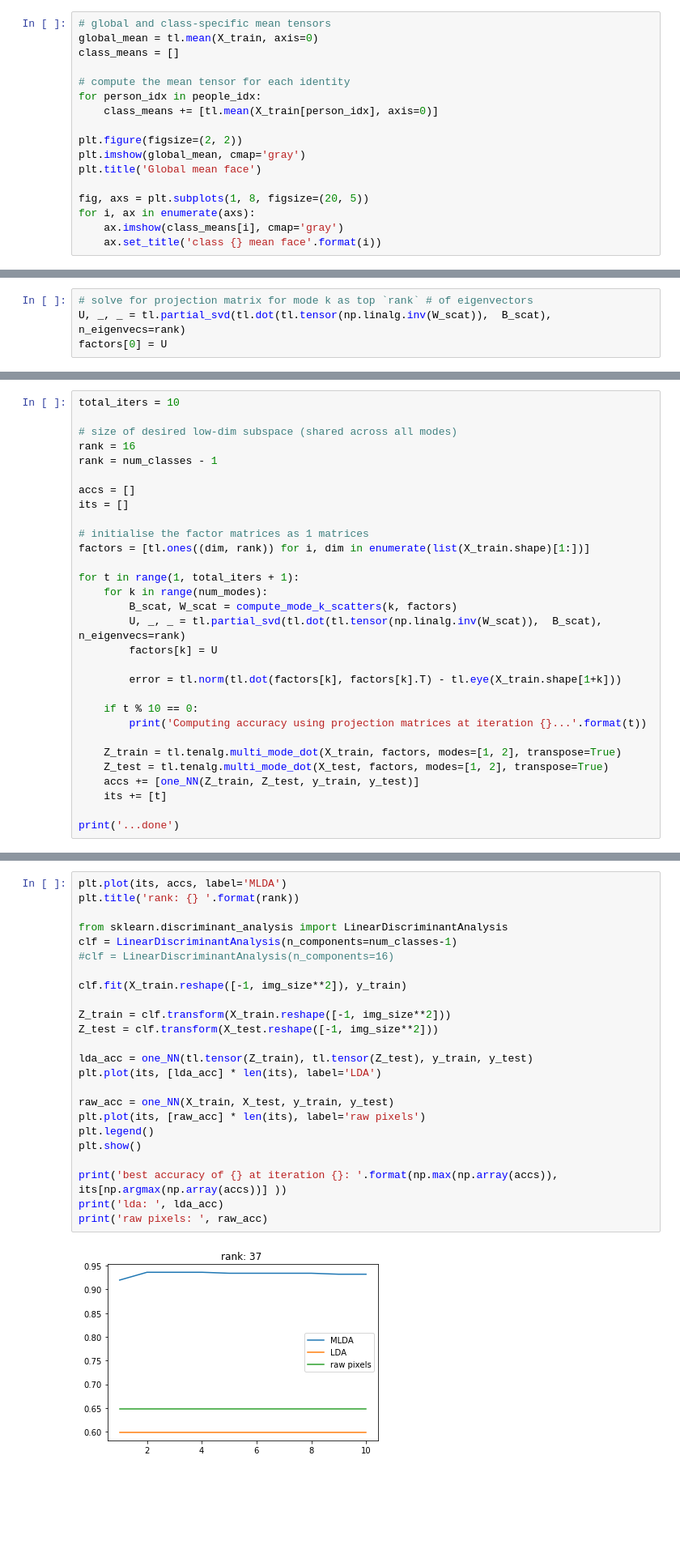
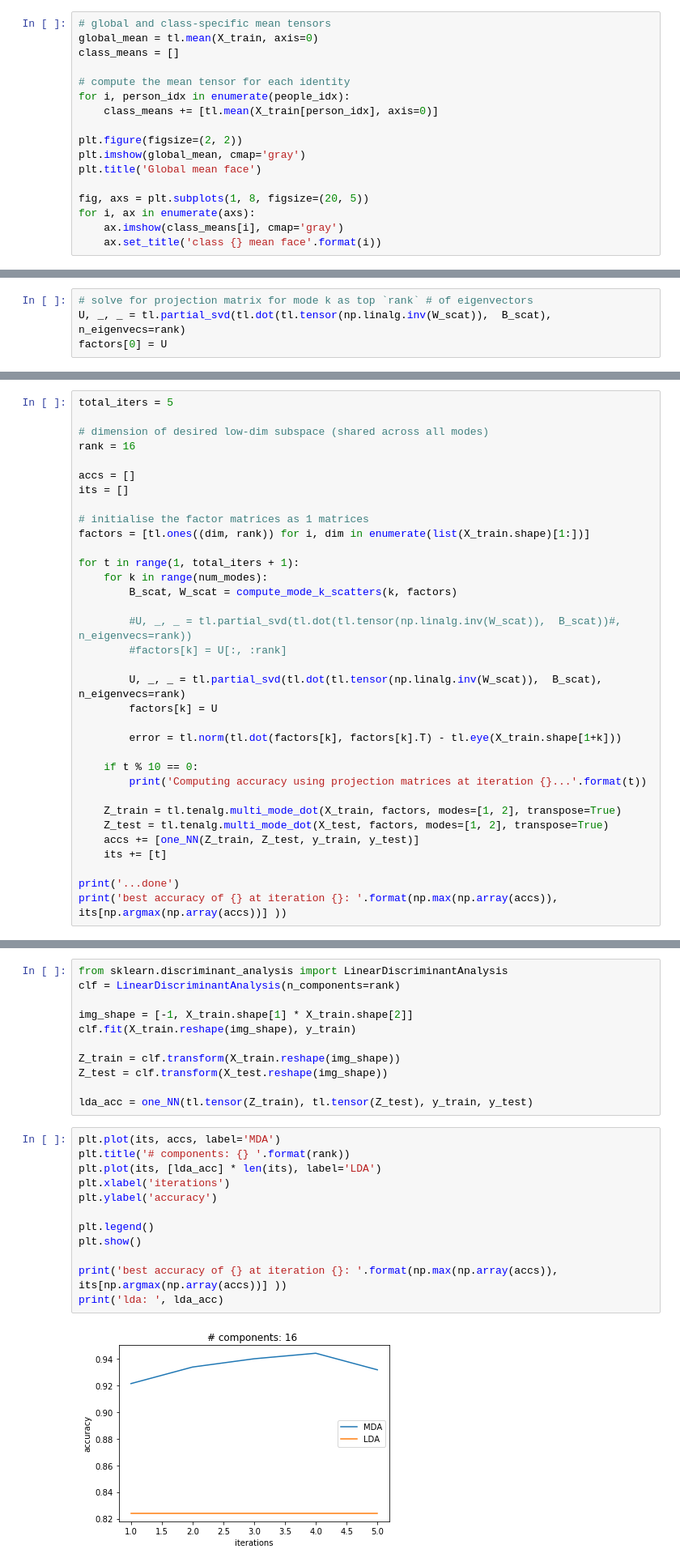
Before and after one commit to tensorly/Proceedings_IEEE_companion_notebooks, a Jupyter notebook: multilinear-discriminant-analysis.ipynb, the cells around one changed output, grey strips where cells are left out. Shown at 81% size. Saved outputs shown, nothing was run; the diff lists cells and outputs as text; blank space fills up the shorter version.

```diff
--- a/multilinear-discriminant-analysis.ipynb
+++ b/multilinear-discriminant-analysis.ipynb
@@ -144,7 +119,7 @@ global_mean = tl.mean(X_train, axis=0)
 class_means = []
 
 # compute the mean tensor for each identity
-for person_idx in people_idx:
+for i, person_idx in enumerate(people_idx):
     class_means += [tl.mean(X_train[person_idx], axis=0)]
 
 plt.figure(figsize=(2, 2))
@@ -273,11 +248,10 @@ def one_NN(Z_train, Z_test, y_train, y_test):
     acc = (y_preds==tl.to_numpy(y_test)).mean()
     return acc
 # %%
-total_iters = 10
+total_iters = 5
 
-# size of desired low-dim subspace (shared across all modes)
+# dimension of desired low-dim subspace (shared across all modes)
 rank = 16
-rank = num_classes - 1
 
 accs = []
 its = []
@@ -288,6 +262,10 @@ factors = [tl.ones((dim, rank)) for i, dim in enumerate(list(X_train.shape)[1:])
 for t in range(1, total_iters + 1):
     for k in range(num_modes):
         B_scat, W_scat = compute_mode_k_scatters(k, factors)
+
+        #U, _, _ = tl.partial_svd(tl.dot(tl.tensor(np.linalg.inv(W_scat)),  B_scat))#, n_eigenvecs=rank))
+        #factors[k] = U[:, :rank]
+
         U, _, _ = tl.partial_svd(tl.dot(tl.tensor(np.linalg.inv(W_scat)),  B_scat), n_eigenvecs=rank)
         factors[k] = U
 
@@ -302,4 +280,5 @@ for t in range(1, total_iters + 1):
     its += [t]
 
 print('...done')
+print('best accuracy of {} at iteration {}: '.format(np.max(np.array(accs)), its[np.argmax(np.array(accs))] ))
 # %% [output]
@@ -312,26 +291,25 @@ Let's also run the identity classification on the embeddings attained via (i) LD
+# %%
+from sklearn.discriminant_analysis import LinearDiscriminantAnalysis
+clf = LinearDiscriminantAnalysis(n_components=rank)
+
+img_shape = [-1, X_train.shape[1] * X_train.shape[2]]
+clf.fit(X_train.reshape(img_shape), y_train)
+
+Z_train = clf.transform(X_train.reshape(img_shape))
+Z_test = clf.transform(X_test.reshape(img_shape))
+
+lda_acc = one_NN(tl.tensor(Z_train), tl.tensor(Z_test), y_train, y_test)
 # %%
-plt.plot(its, accs, label='MLDA')
-plt.title('rank: {} '.format(rank))
+plt.plot(its, accs, label='MDA')
+plt.title('# components: {} '.format(rank))
+plt.plot(its, [lda_acc] * len(its), label='LDA')
+plt.xlabel('iterations')
+plt.ylabel('accuracy')
 
-from sklearn.discriminant_analysis import LinearDiscriminantAnalysis
-clf = LinearDiscriminantAnalysis(n_components=num_classes-1)
-#clf = LinearDiscriminantAnalysis(n_components=16)
-
-clf.fit(X_train.reshape([-1, img_size**2]), y_train)
-
-Z_train = clf.transform(X_train.reshape([-1, img_size**2]))
-Z_test = clf.transform(X_test.reshape([-1, img_size**2]))
-
-lda_acc = one_NN(tl.tensor(Z_train), tl.tensor(Z_test), y_train, y_test)
-plt.plot(its, [lda_acc] * len(its), label='LDA')
-
-raw_acc = one_NN(X_train, X_test, y_train, y_test)
-plt.plot(its, [raw_acc] * len(its), label='raw pixels')
 plt.legend()
 plt.show()
 
 print('best accuracy of {} at iteration {}: '.format(np.max(np.array(accs)), its[np.argmax(np.array(accs))] ))
 print('lda: ', lda_acc)
-print('raw pixels: ', raw_acc)
 # %% [output]
-[figure, old version]
+[figure, new version]
```
Also changed, not shown: parts of 12 cells of this notebook.
